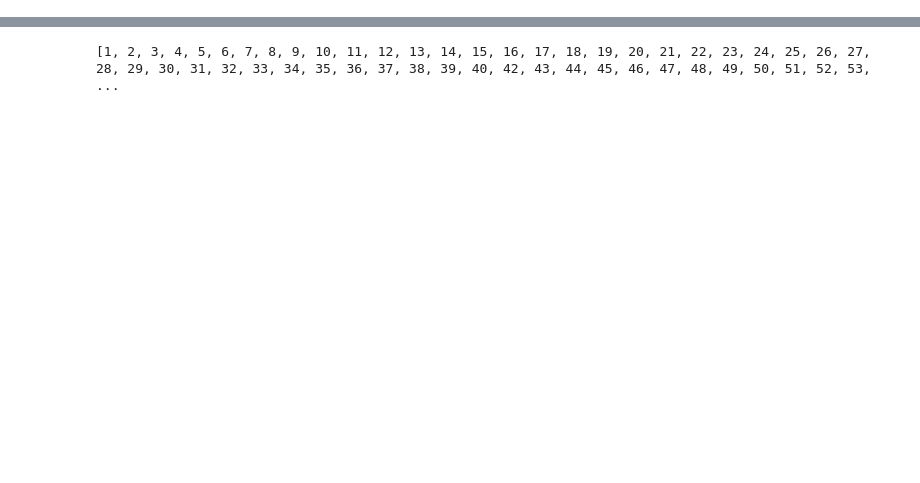
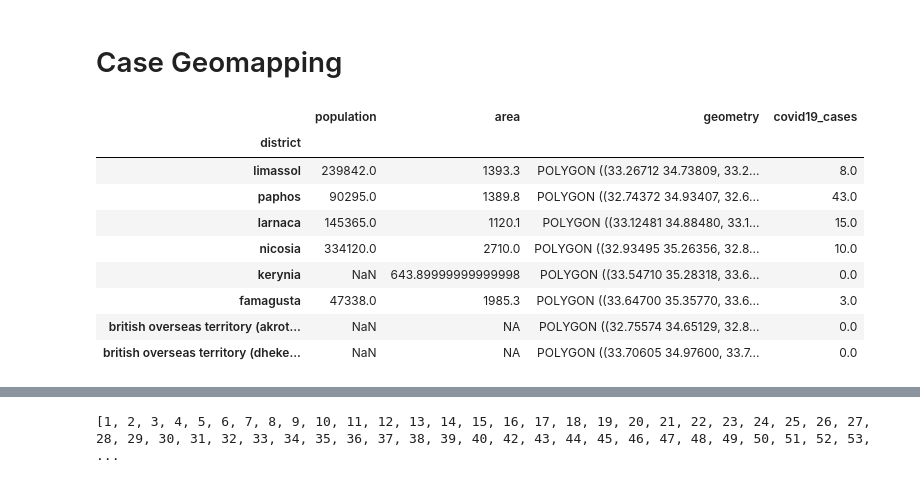
Before and after one commit to dtrihinas/covid-19-cyprus-data, a Jupyter notebook: covid-19-notebook-starter-code.ipynb, the cells around one changed output, grey strips where cells are left out. Cells and saved outputs as stored; diff of their text form; code cells hidden in the pictures; blank space fills up the shorter version.

```diff
--- a/covid-19-notebook-starter-code.ipynb
+++ b/covid-19-notebook-starter-code.ipynb
@@ -46,0 +60,23 @@ case_profession.plot(kind='bar',x='profession',y='cases', title='Case by profess
+# %% [markdown]
+# Case Geomapping
+# %%
+cyprus_geojson_url = "https://raw.githubusercontent.com/dtrihinas/cyprus-geojson/master/cyprus.geojson"
+geodata = gpd.read_file(cyprus_geojson_url)
+geodata['population'] = geodata['population'].apply(lambda x : np.nan if x == 'NA' else float(x))
+geodata['district'] = geodata['district'].str.lower()
+geodata = geodata.set_index('district')
+
+geodata['covid19_cases'] = data.groupby('area').size()
+geodata['covid19_cases'] = geodata['covid19_cases'].apply(lambda x : 0 if np.isnan(x) else x)
+geodata
+# %% [output]
+|  | population | area | geometry | covid19_cases |
+| district |  |  |  |  |
+| limassol | 239842.0 | 1393.3 | POLYGON ((33.26712 34.73809, 33.2... | 8.0 |
+| paphos | 90295.0 | 1389.8 | POLYGON ((32.74372 34.93407, 32.6... | 43.0 |
+| larnaca | 145365.0 | 1120.1 | POLYGON ((33.12481 34.88480, 33.1... | 15.0 |
+| nicosia | 334120.0 | 2710.0 | POLYGON ((32.93495 35.26356, 32.8... | 10.0 |
+| kerynia | NaN | 643.89999999999998 | POLYGON ((33.54710 35.28318, 33.6... | 0.0 |
+| famagusta | 47338.0 | 1985.3 | POLYGON ((33.64700 35.35770, 33.6... | 3.0 |
+| british overseas territory (akrot... | NaN | NA | POLYGON ((32.75574 34.65129, 32.8... | 0.0 |
+| british overseas territory (dheke... | NaN | NA | POLYGON ((33.70605 34.97600, 33.7... | 0.0 |
```
Also changed, not shown: parts of 15 cells of this notebook.
